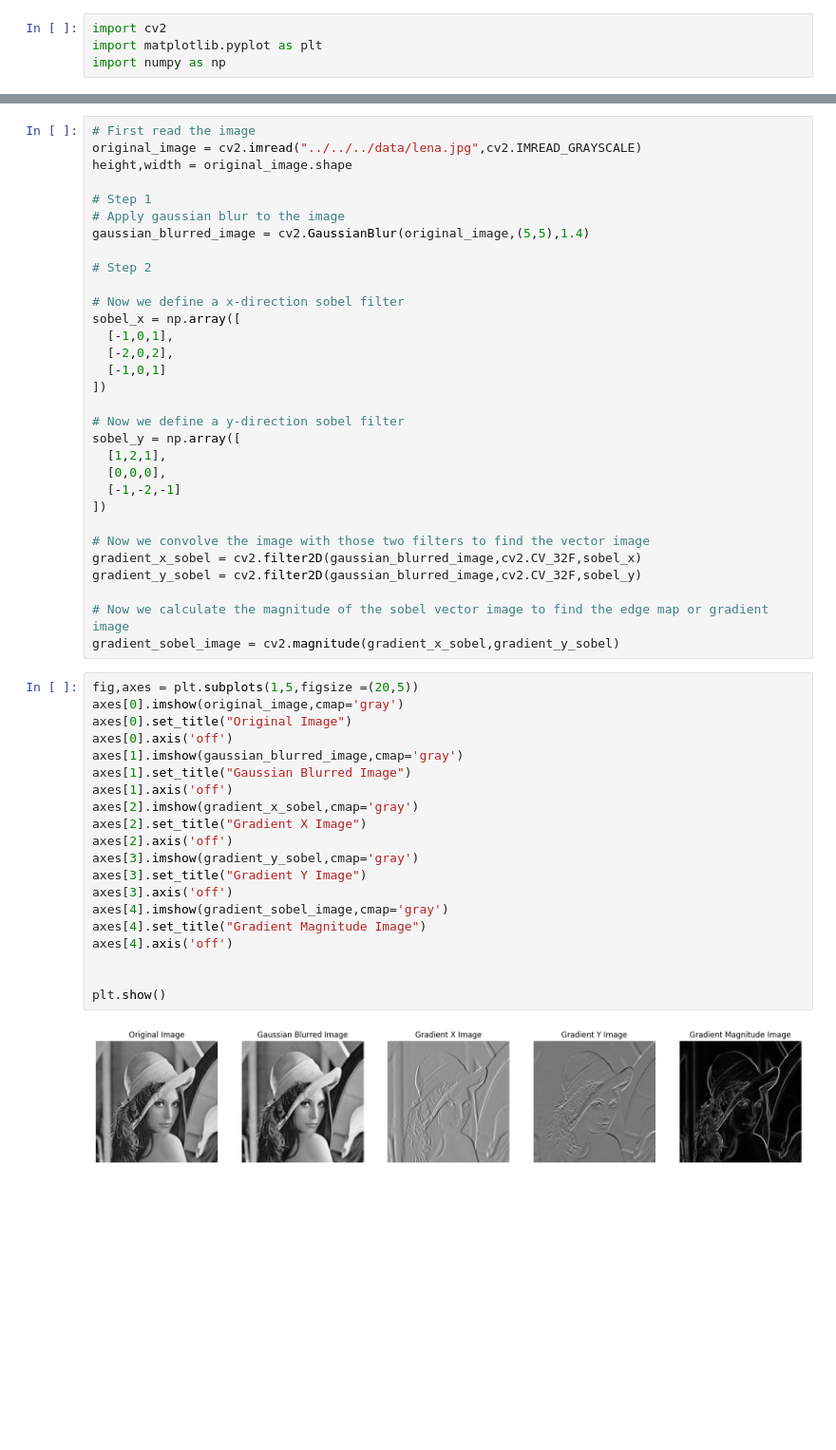
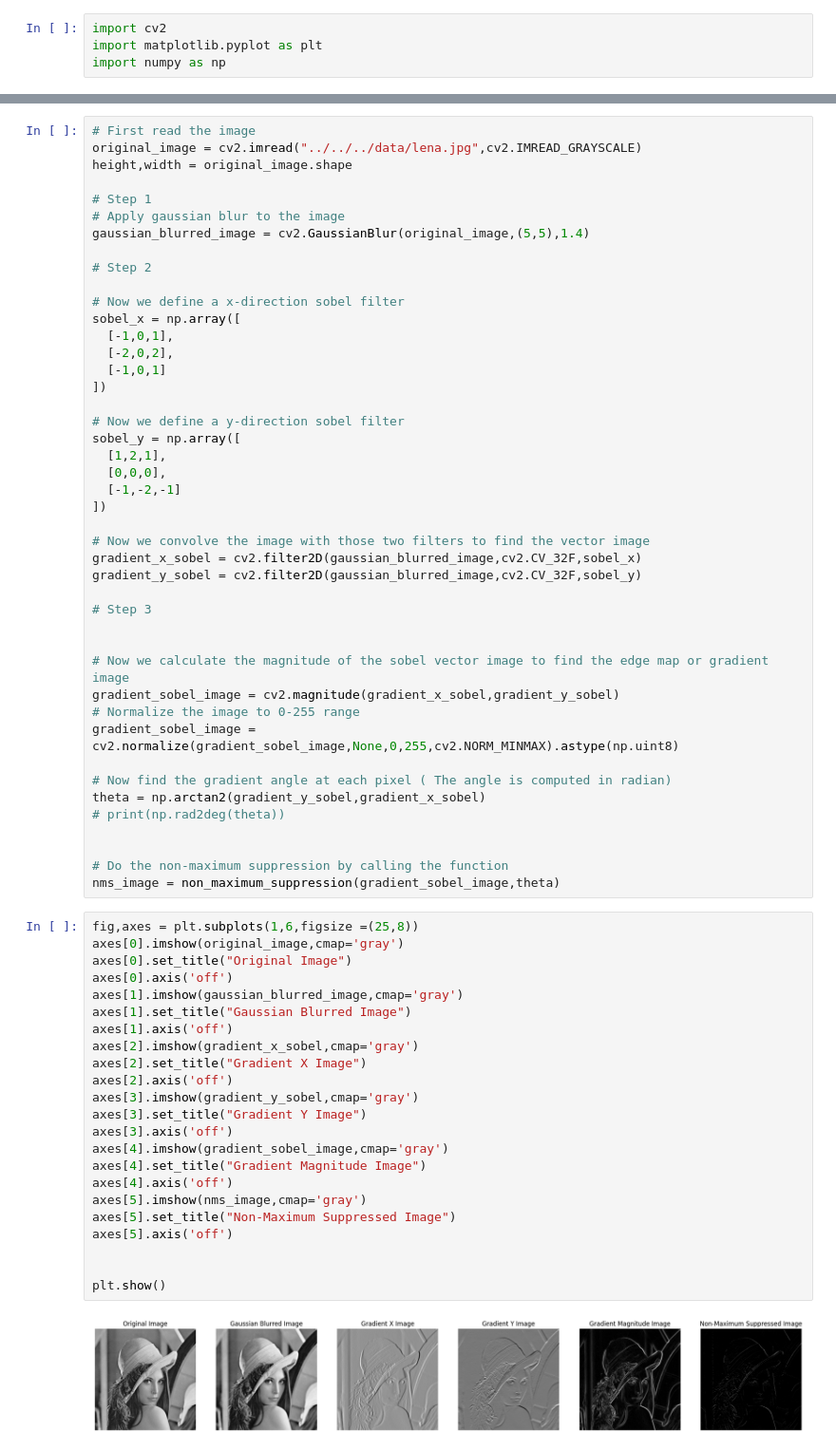
Before and after one commit to lihazinoob/Image_Processing_Laboratory_CSE_4128, a Jupyter notebook: notebook/Edge_Detection/Canny_Edge_Detector/canny_edge_detection.ipynb, the cells around one changed output, grey strips where cells are left out. Shown at 95% size. Drawn from its saved outputs; the diff is of its cells as text; blank space fills up the shorter version.

Commit message:
add:non-maximum suppressed image is created

```diff
--- a/notebook/Edge_Detection/Canny_Edge_Detector/canny_edge_detection.ipynb
+++ b/notebook/Edge_Detection/Canny_Edge_Detector/canny_edge_detection.ipynb
@@ -31,27 +94,43 @@ sobel_y = np.array([
 gradient_x_sobel = cv2.filter2D(gaussian_blurred_image,cv2.CV_32F,sobel_x)
 gradient_y_sobel = cv2.filter2D(gaussian_blurred_image,cv2.CV_32F,sobel_y)
 
+# Step 3
+
+
 # Now we calculate the magnitude of the sobel vector image to find the edge map or gradient image
 gradient_sobel_image = cv2.magnitude(gradient_x_sobel,gradient_y_sobel)
+# Normalize the image to 0-255 range
+gradient_sobel_image = cv2.normalize(gradient_sobel_image,None,0,255,cv2.NORM_MINMAX).astype(np.uint8)
+
+# Now find the gradient angle at each pixel ( The angle is computed in radian)
+theta = np.arctan2(gradient_y_sobel,gradient_x_sobel)
+# print(np.rad2deg(theta))
+
+
+# Do the non-maximum suppression by calling the function
+nms_image = non_maximum_suppression(gradient_sobel_image,theta)
 # %%
-fig,axes = plt.subplots(1,5,figsize =(20,5))
+fig,axes = plt.subplots(1,6,figsize =(25,8))
 axes[0].imshow(original_image,cmap='gray')
 axes[0].set_title("Original Image")
 axes[0].axis('off')
 axes[1].imshow(gaussian_blurred_image,cmap='gray')
 axes[1].set_title("Gaussian Blurred Image")
 axes[1].axis('off')
 axes[2].imshow(gradient_x_sobel,cmap='gray')
 axes[2].set_title("Gradient X Image")
 axes[2].axis('off')
 axes[3].imshow(gradient_y_sobel,cmap='gray')
 axes[3].set_title("Gradient Y Image")
 axes[3].axis('off')
 axes[4].imshow(gradient_sobel_image,cmap='gray')
 axes[4].set_title("Gradient Magnitude Image")
 axes[4].axis('off')
+axes[5].imshow(nms_image,cmap='gray')
+axes[5].set_title("Non-Maximum Suppressed Image")
+axes[5].axis('off')
 
 
 plt.show()
 # %% [output]
-[figure, old version]
+[figure, new version]
```
Also changed, not shown: parts of 1 cell of this notebook, 1 other file.
